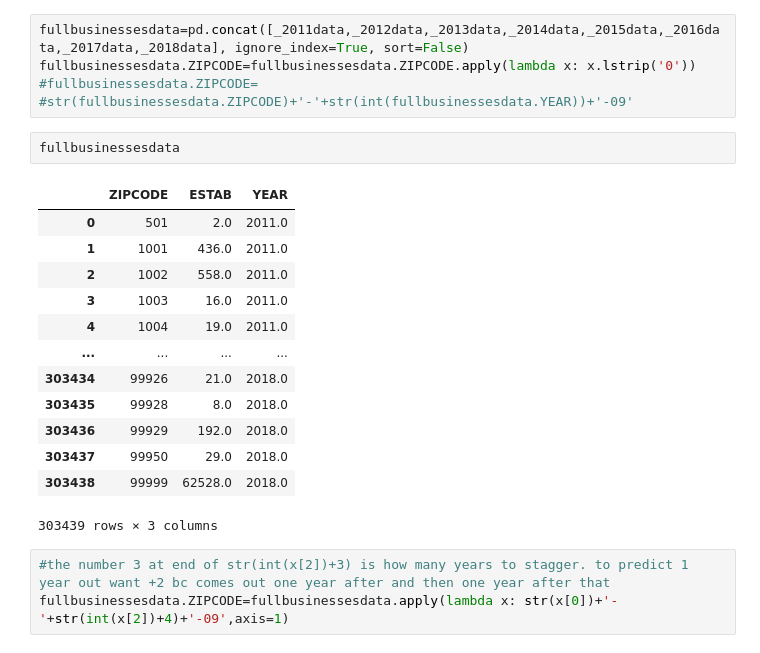
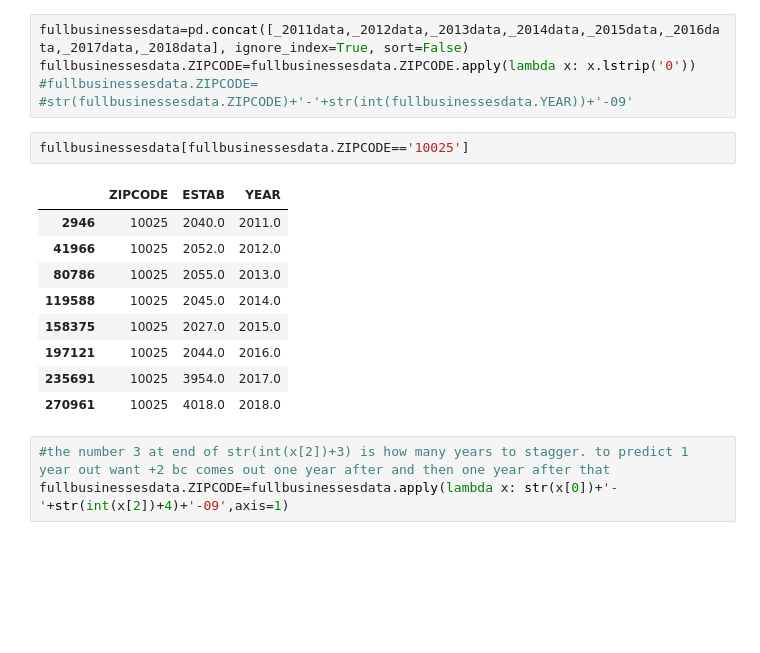
Before and after one commit to RyanBur/NYCDSA_Capstone, a Jupyter notebook: adding new features.ipynb, the cells around one changed output. Cells and saved outputs as stored; diff of their text form; blank space fills up the shorter version.

```diff
--- a/adding new features.ipynb
+++ b/adding new features.ipynb
@@ -124,22 +125,18 @@ fullbusinessesdata=pd.concat([_2011data,_2012data,_2013data,_2014data,_2015data,
 fullbusinessesdata.ZIPCODE=fullbusinessesdata.ZIPCODE.apply(lambda x: x.lstrip('0'))
 #fullbusinessesdata.ZIPCODE=
 #str(fullbusinessesdata.ZIPCODE)+'-'+str(int(fullbusinessesdata.YEAR))+'-09'
-# %%
-fullbusinessesdata
-# %% [output]
-|  | ZIPCODE | ESTAB | YEAR |
-| 0 | 501 | 2.0 | 2011.0 |
-| 1 | 1001 | 436.0 | 2011.0 |
-| 2 | 1002 | 558.0 | 2011.0 |
-| 3 | 1003 | 16.0 | 2011.0 |
-| 4 | 1004 | 19.0 | 2011.0 |
-| ... | ... | ... | ... |
-| 303434 | 99926 | 21.0 | 2018.0 |
-| 303435 | 99928 | 8.0 | 2018.0 |
-| 303436 | 99929 | 192.0 | 2018.0 |
-| 303437 | 99950 | 29.0 | 2018.0 |
-| 303438 | 99999 | 62528.0 | 2018.0 |
-303439 rows × 3 columns
+# %%
+fullbusinessesdata[fullbusinessesdata.ZIPCODE=='10025']
+# %% [output]
+|  | ZIPCODE | ESTAB | YEAR |
+| 2946 | 10025 | 2040.0 | 2011.0 |
+| 41966 | 10025 | 2052.0 | 2012.0 |
+| 80786 | 10025 | 2055.0 | 2013.0 |
+| 119588 | 10025 | 2045.0 | 2014.0 |
+| 158375 | 10025 | 2027.0 | 2015.0 |
+| 197121 | 10025 | 2044.0 | 2016.0 |
+| 235691 | 10025 | 3954.0 | 2017.0 |
+| 270961 | 10025 | 4018.0 | 2018.0 |
 # %%
 #the number 3 at end of str(int(x[2])+3) is how many years to stagger. to predict 1 year out want +2 bc comes out one year after and then one year after that
 fullbusinessesdata.ZIPCODE=fullbusinessesdata.apply(lambda x: str(x[0])+'-'+str(int(x[2])+4)+'-09',axis=1)
```
Also changed, not shown: parts of 10 cells of this notebook, 47 other files.
